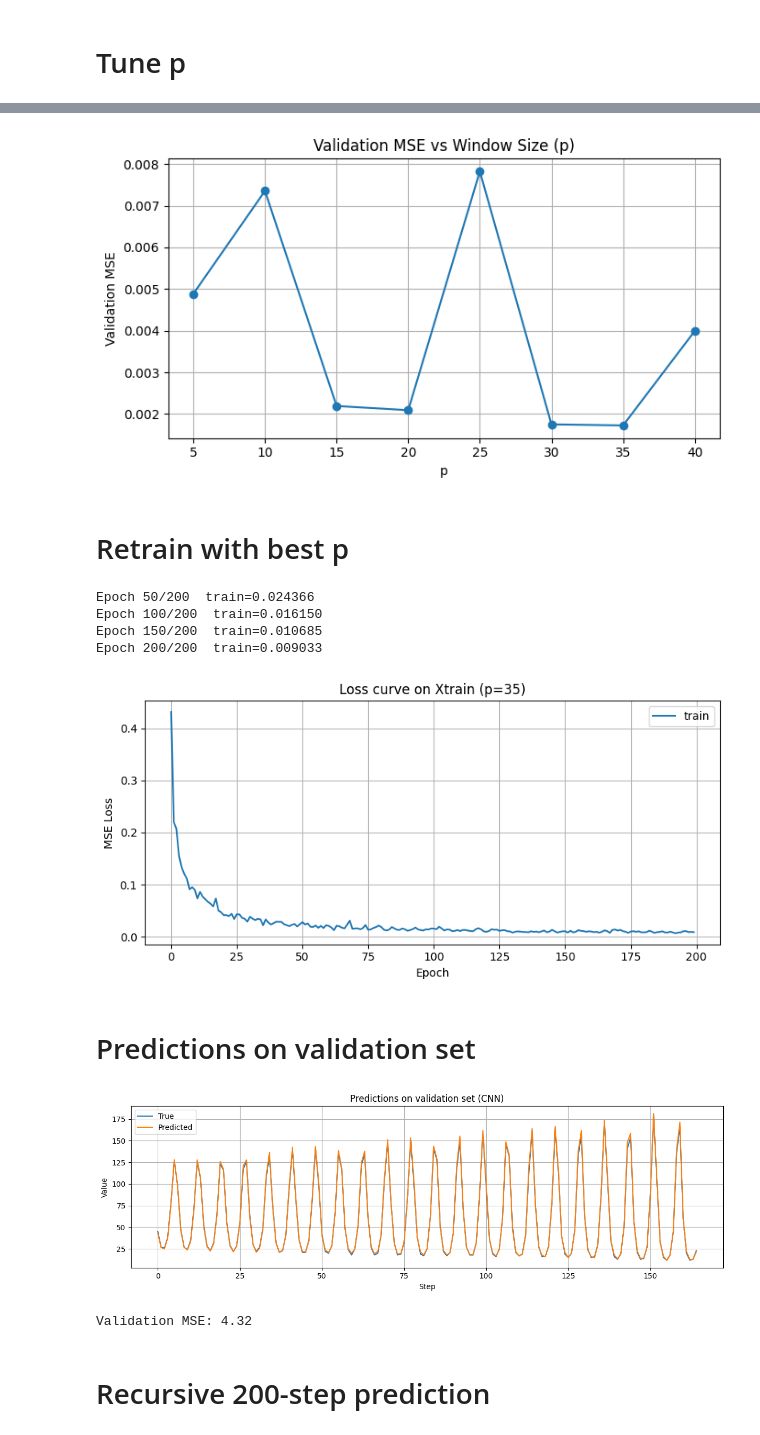
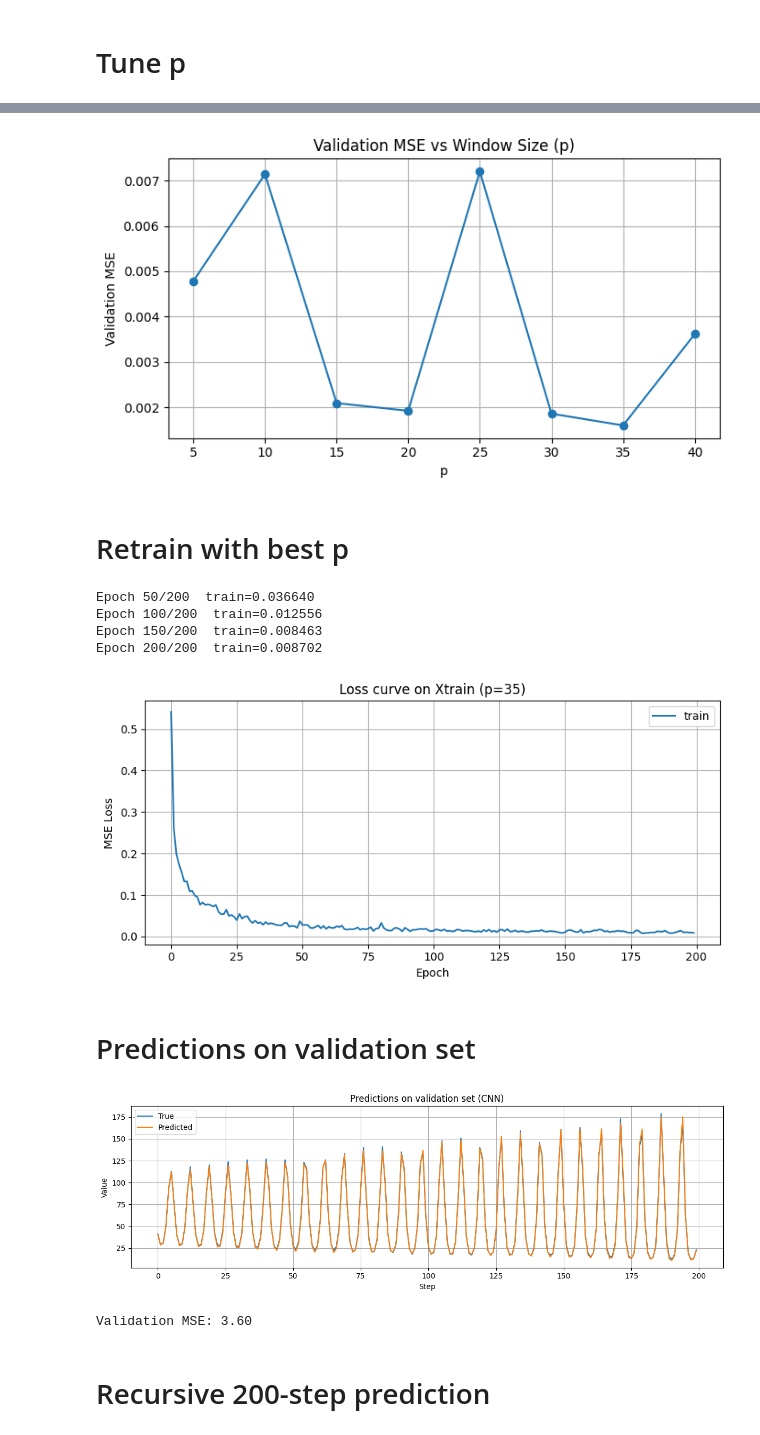
Before and after one commit to mennojak/deep-learning-assignment-1, a Jupyter notebook: assignment1_CNN_final.ipynb, the cells around one changed output, grey strips where cells are left out. Cells and saved outputs as stored; diff of their text form; code cells hidden in the pictures.

```diff
--- a/assignment1_CNN_final.ipynb
+++ b/assignment1_CNN_final.ipynb
@@ -108,7 +108,8 @@ def create_windows(data, p):
 p = 5
 
 X_train, y_train = create_windows(train_data, p)
-X_val, y_val = create_windows(val_data, p)
+val_with_context = np.concatenate([train_data[-p:], val_data])
+X_val, y_val = create_windows(val_with_context, p)
 
 print("X_train shape:", X_train.shape)
 print("y_train shape:", y_train.shape)
@@ -257,7 +258,8 @@ p_val_mse = []
 
 for p_cand in p_values:
     X_tr, y_tr = create_windows(train_data, p_cand)
-    X_v, y_v = create_windows(val_data, p_cand)
+    val_with_context = np.concatenate([train_data[-p_cand:], val_data])
+    X_v, y_v = create_windows(val_with_context, p_cand)
 
     X_tr = X_tr.reshape((X_tr.shape[0], X_tr.shape[1], 1))
     X_v = X_v.reshape((X_v.shape[0], X_v.shape[1], 1))
@@ -310,36 +312,34 @@ plt.tight_layout()
 plt.grid(True)
 plt.show()
 # %% [output]
-[figure, old version]
+[figure, new version]
 # %% [markdown]
 # Retrain with best p
 # %%
 p = best_p
 
-all_data_scaled = (X - mu) / sigma
+X_best, y_best = create_windows(train_data, p)
+X_best = X_best.reshape((X_best.shape[0], X_best.shape[1], 1))
 
-X_final, y_final = create_windows(all_data_scaled, p)
-X_final = X_final.reshape((X_final.shape[0], X_final.shape[1], 1))
+X_best_t = torch.tensor(X_best, dtype=torch.float32)
+y_best_t = torch.tensor(y_best, dtype=torch.float32)
 
-X_final_t = torch.tensor(X_final, dtype=torch.float32)
-y_final_t = torch.tensor(y_final, dtype=torch.float32)
-
-final_loader = DataLoader(TensorDataset(X_final_t, y_final_t), batch_size=32, shuffle=True)
+best_loader = DataLoader(TensorDataset(X_best_t, y_best_t), batch_size=32, shuffle=True)
 
 torch.manual_seed(42)
-final_model = CNN(p)
-optimizer = torch.optim.Adam(final_model.parameters(), lr=1e-3)
+best_model = CNN(p)
+optimizer = torch.optim.Adam(best_model.parameters(), lr=1e-3)
 criterion = nn.MSELoss()
 
 n_epochs = 200
 train_losses = []
 
 for epoch in range(n_epochs):
-    final_model.train()
+    best_model.train()
     batch_losses = []
-    for xb, yb in final_loader:
+    for xb, yb in best_loader:
         optimizer.zero_grad()
-        loss = criterion(final_model(xb), yb)
+        loss = criterion(best_model(xb), yb)
         loss.backward()
         optimizer.step()
         batch_losses.append(loss.item())
@@ -357,41 +357,64 @@ plt.legend()
 plt.tight_layout()
 plt.grid(True)
 plt.show()
+
+all_data_scaled = (X - mu) / sigma
+
+X_final, y_final = create_windows(all_data_scaled, p)
+X_final = X_final.reshape((X_final.shape[0], X_final.shape[1], 1))
+
+X_final_t = torch.tensor(X_final, dtype=torch.float32)
+y_final_t = torch.tensor(y_final, dtype=torch.float32)
+
+final_loader = DataLoader(TensorDataset(X_final_t, y_final_t), batch_size=32, shuffle=True)
+
+torch.manual_seed(42)
+final_model = CNN(p)
+optimizer = torch.optim.Adam(final_model.parameters(), lr=1e-3)
+
+for epoch in range(n_epochs):
+    final_model.train()
+    for xb, yb in final_loader:
+        optimizer.zero_grad()
+        loss = criterion(final_model(xb), yb)
+        loss.backward()
+        optimizer.step()
 # %% [output]
-Epoch 50/200  train=0.024366
-Epoch 100/200  train=0.016150
-Epoch 150/200  train=0.010685
-Epoch 200/200  train=0.009033
+Epoch 50/200  train=0.036640
+Epoch 100/200  train=0.012556
+Epoch 150/200  train=0.008463
+Epoch 200/200  train=0.008702
-[figure, old version]
+[figure, new version]
 # %% [markdown]
 # Predictions on validation set
 # %%
-final_model.eval()
+best_model.eval()
 with torch.no_grad():
-    X_v, y_v = create_windows(val_data, p)
+    val_with_context = np.concatenate([train_data[-p:], val_data])
+    X_v, y_v = create_windows(val_with_context, p)
     X_v = X_v.reshape((X_v.shape[0], X_v.shape[1], 1))
     X_v_t = torch.tensor(X_v, dtype=torch.float32)
-    y_pred_scaled = final_model(X_v_t).numpy().squeeze()
+    y_pred_scaled = best_model(X_v_t).numpy().squeeze()
 
 y_pred = y_pred_scaled * sigma + mu
 y_true = y_v * sigma + mu
 
 plt.figure(figsize=(12, 4))
 plt.plot(y_true, label="True")
 plt.plot(y_pred, label="Predicted")
 plt.xlabel("Step")
 plt.ylabel("Value")
 plt.title("Predictions on validation set (CNN)")
 plt.legend()
 plt.tight_layout()
 plt.grid(True)
 plt.show()
 
 mse = np.mean((y_pred - y_true) ** 2)
 print(f"Validation MSE: {mse:.2f}")
 # %% [output]
-[figure, old version]
+[figure, new version]
-Validation MSE: 4.32
+Validation MSE: 3.60
 # %% [markdown]
 # Recursive 200-step prediction
 # %%
```
Also changed, not shown: parts of 6 cells of this notebook, 3 other files.
